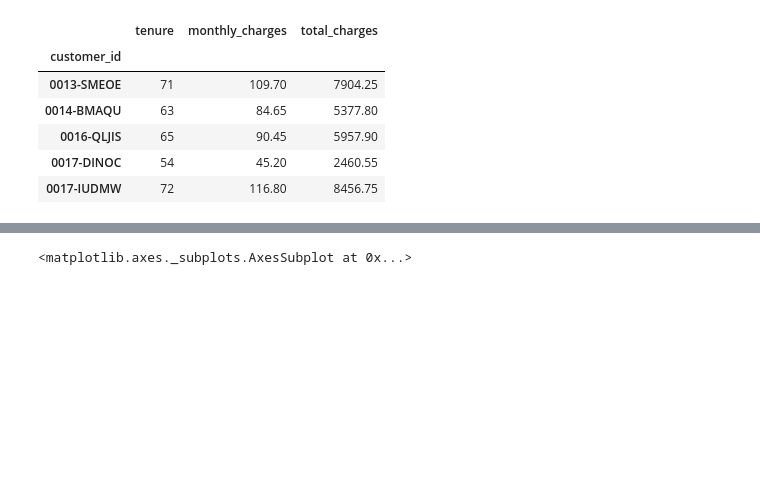
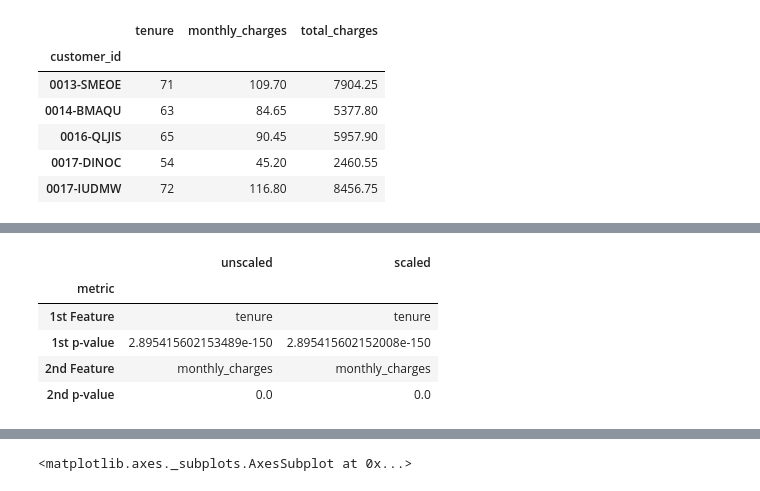
Before and after one commit to Jacqueline-A-Shay/ds-methodologies-exercises, a Jupyter notebook: regression/features.ipynb, the cells around one changed output, grey strips where cells are left out. Cells and saved outputs as stored; diff of their text form; code cells hidden in the pictures; blank space fills up the shorter version.

```diff
--- a/regression/features.ipynb
+++ b/regression/features.ipynb
@@ -53,0 +70,12 @@ X_train.head()
+# %%
+present_kbest = pd.DataFrame(np.array(["1st Feature", "1st p-value", "2nd Feature", "2nd p-value"]), columns=['metric']).set_index("metric")
+present_kbest["unscaled"] = np.array([feature_nonscale[0], p_val_nonscale[0], feature_nonscale[1], p_val_nonscale[1]])
+present_kbest['scaled'] = np.array([feature_scaled[0], p_val_scaled[0], feature_scaled[1], p_val_scaled[1]])
+present_kbest
+# %% [output]
+|  | unscaled | scaled |
+| metric |  |  |
+| 1st Feature | tenure | tenure |
+| 1st p-value | 2.895415602153489e-150 | 2.895415602152008e-150 |
+| 2nd Feature | monthly_charges | monthly_charges |
+| 2nd p-value | 0.0 | 0.0 |
```
Also changed, not shown: parts of 39 cells of this notebook, 1 other file.
